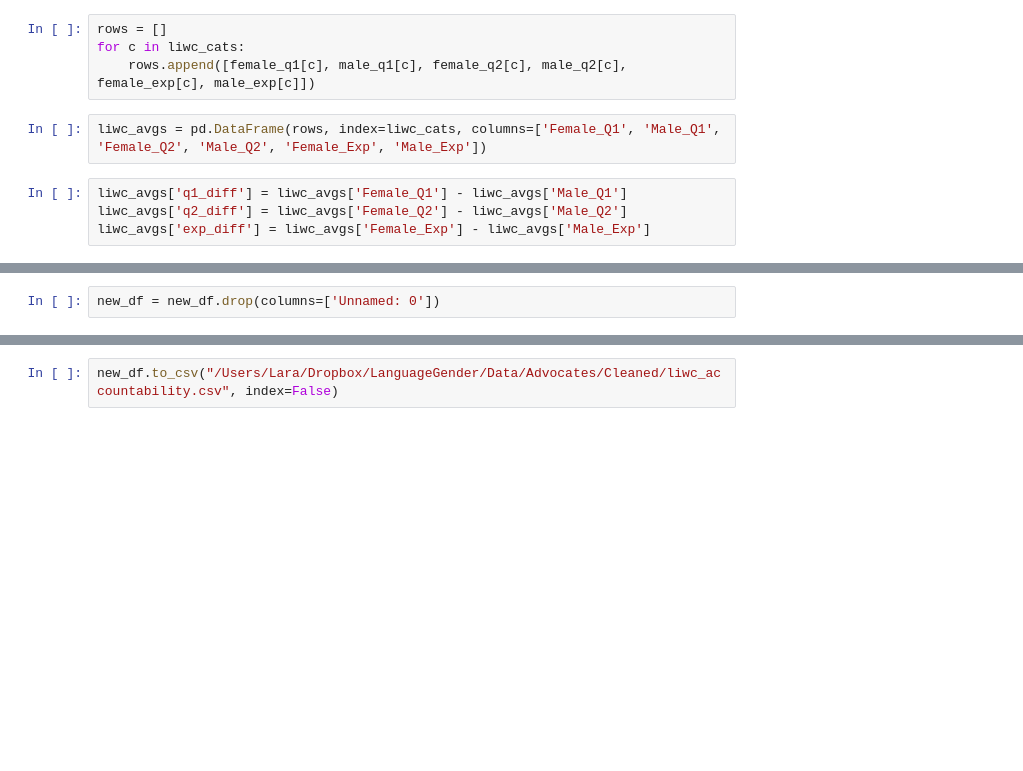
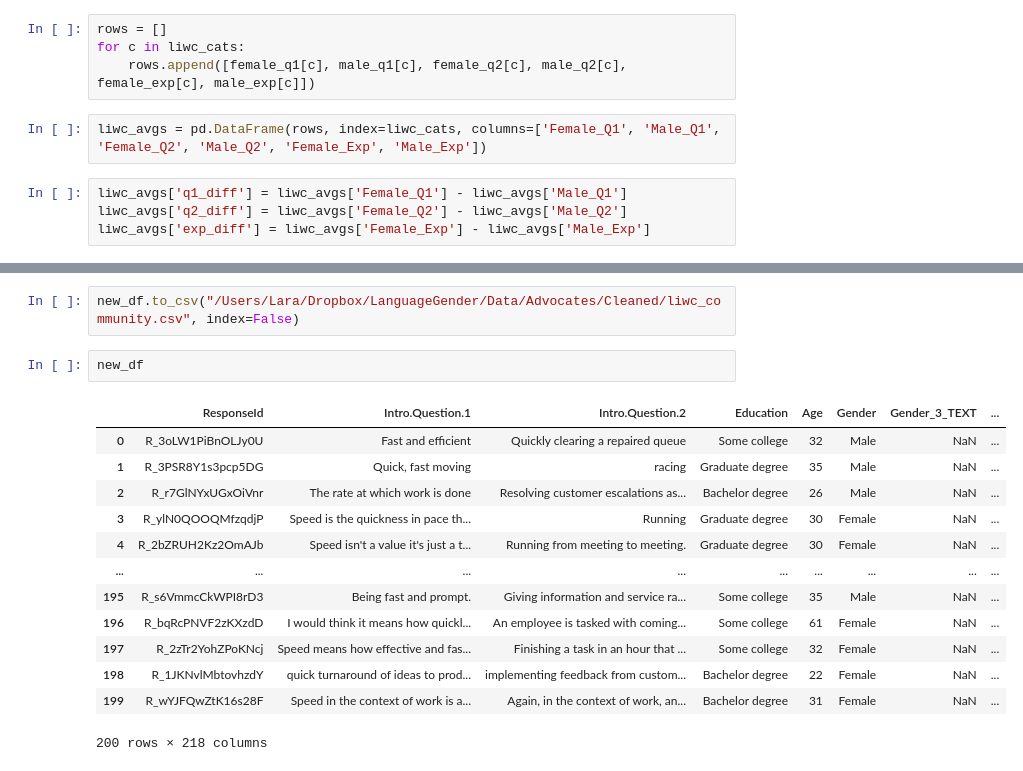
Before and after one commit to LaraYang/lang_gender, a Jupyter notebook: liwc_gender_diff.ipynb, the cells around one changed output, grey strips where cells are left out. Saved outputs shown, nothing was run; the diff lists cells and outputs as text; blank space fills up the shorter version.

```diff
--- a/liwc_gender_diff.ipynb
+++ b/liwc_gender_diff.ipynb
@@ -127,3 +127 @@ liwc_avgs[['Female_Exp', 'Male_Exp', 'exp_diff']].sort_values(by='exp_diff')
 64 rows × 3 columns
-# %%
-new_df = new_df.drop(columns=['Unnamed: 0'])
@@ -144,2 +128,18 @@ new_df = new_df.drop(columns=['Unnamed: 0'])
 # %%
-new_df.to_csv("/Users/Lara/Dropbox/LanguageGender/Data/Advocates/Cleaned/liwc_accountability.csv", index=False)
+new_df.to_csv("/Users/Lara/Dropbox/LanguageGender/Data/Advocates/Cleaned/liwc_community.csv", index=False)
+# %%
+new_df
+# %% [output]
+|  | ResponseId | Intro.Question.1 | Intro.Question.2 | Education | Age | Gender | Gender_3_TEXT | ... |
+| 0 | R_3oLW1PiBnOLJy0U | Fast and efficient | Quickly clearing a repaired queue | Some college | 32 | Male | NaN | ... |
+| 1 | R_3PSR8Y1s3pcp5DG | Quick, fast moving | racing | Graduate degree | 35 | Male | NaN | ... |
+| 2 | R_r7GlNYxUGxOiVnr | The rate at which work is done | Resolving customer escalations as... | Bachelor degree | 26 | Male | NaN | ... |
+| 3 | R_ylN0QOOQMfzqdjP | Speed is the quickness in pace th... | Running | Graduate degree | 30 | Female | NaN | ... |
+| 4 | R_2bZRUH2Kz2OmAJb | Speed isn't a value it's just a t... | Running from meeting to meeting. | Graduate degree | 30 | Female | NaN | ... |
+| ... | ... | ... | ... | ... | ... | ... | ... | ... |
+| 195 | R_s6VmmcCkWPI8rD3 | Being fast and prompt. | Giving information and service ra... | Some college | 35 | Male | NaN | ... |
+| 196 | R_bqRcPNVF2zKXzdD | I would think it means how quickl... | An employee is tasked with coming... | Some college | 61 | Female | NaN | ... |
+| 197 | R_2zTr2YohZPoKNcj | Speed means how effective and fas... | Finishing a task in an hour that ... | Some college | 32 | Female | NaN | ... |
+| 198 | R_1JKNvlMbtovhzdY | quick turnaround of ideas to prod... | implementing feedback from custom... | Bachelor degree | 22 | Female | NaN | ... |
+| 199 | R_wYJFQwZtK16s28F | Speed in the context of work is a... | Again, in the context of work, an... | Bachelor degree | 31 | Female | NaN | ... |
+200 rows × 218 columns
```
Also changed, not shown: parts of 6 cells of this notebook, 1 other file.
